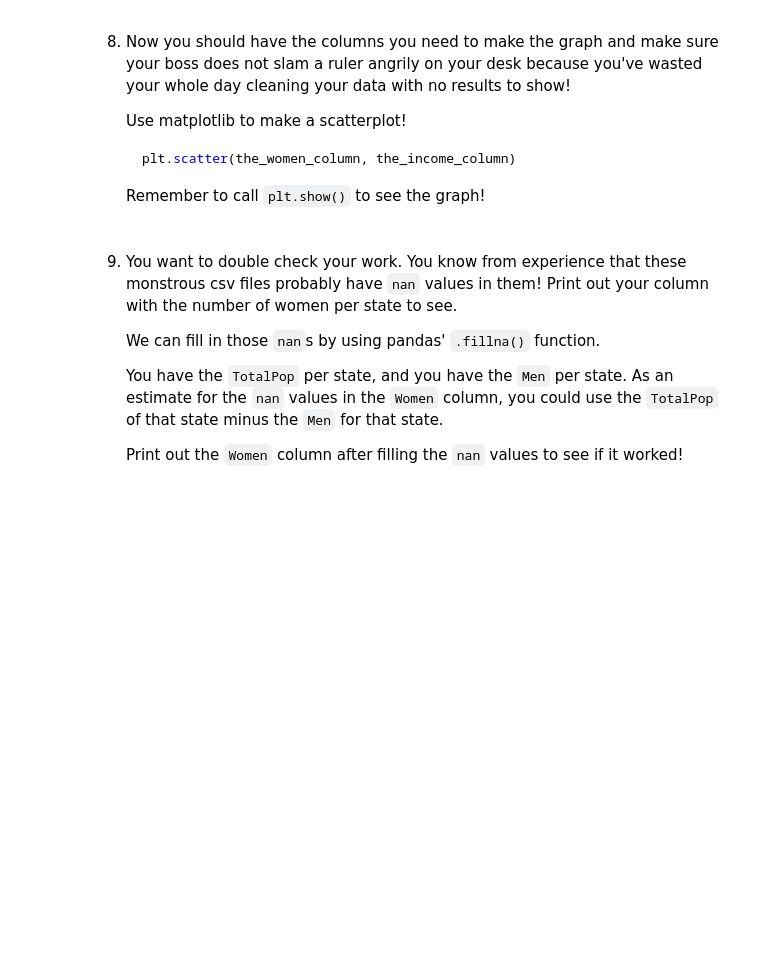
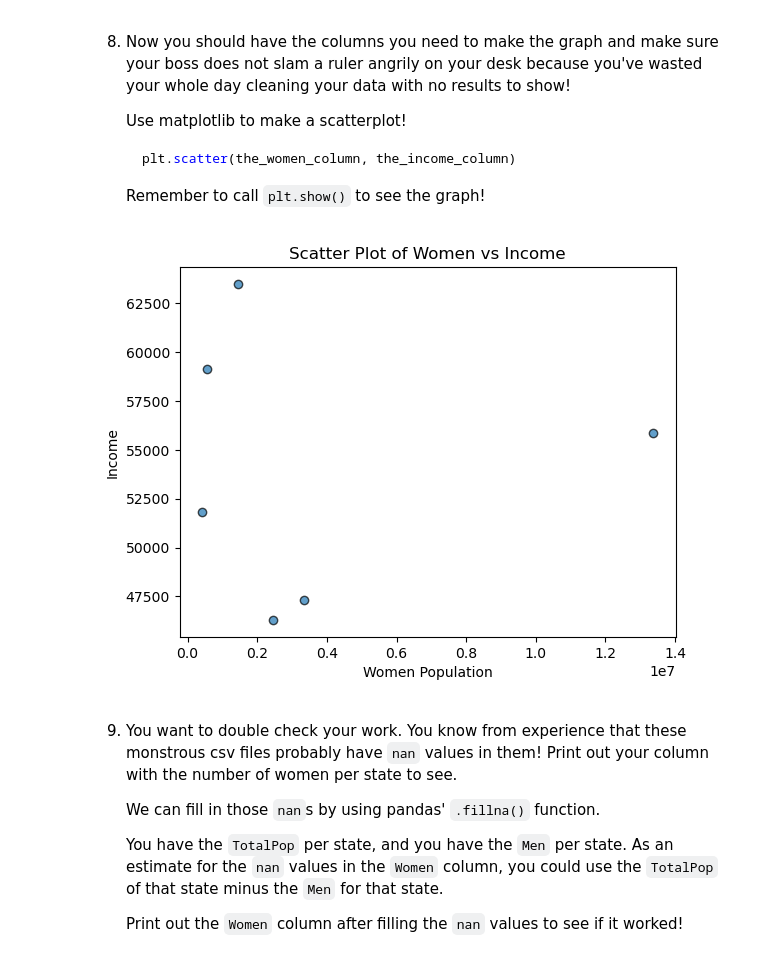
Before and after one commit to tetianakravchuk/Cleaning-US-Census-Data, a Jupyter notebook: Cleaning US Census Data.ipynb, the cells around one changed output. Saved outputs shown, nothing was run; the diff lists cells and outputs as text; code cells hidden in the pictures; blank space fills up the shorter version.

````diff
--- a/Cleaning US Census Data.ipynb
+++ b/Cleaning US Census Data.ipynb
@@ -221,6 +279,15 @@ Updated DataFrame 1 with 'Men' and 'Women' columns:
    ```
 
    Remember to call `plt.show()` to see the graph!
+# %%
+df = df_list[0]  # Replace 0 with the desired index
+plt.scatter(df['Women'], df['Income'], alpha=0.7, edgecolors='black')
+plt.title('Scatter Plot of Women vs Income')
+plt.xlabel('Women Population')
+plt.ylabel('Income')
+plt.show()
+# %% [output]
+[figure, added]
 # %% [markdown]
 9. You want to double check your work. You know from experience that these monstrous csv files probably have `nan` values in them! Print out your column with the number of women per state to see.
 
````
Also changed, not shown: parts of 9 cells of this notebook.
